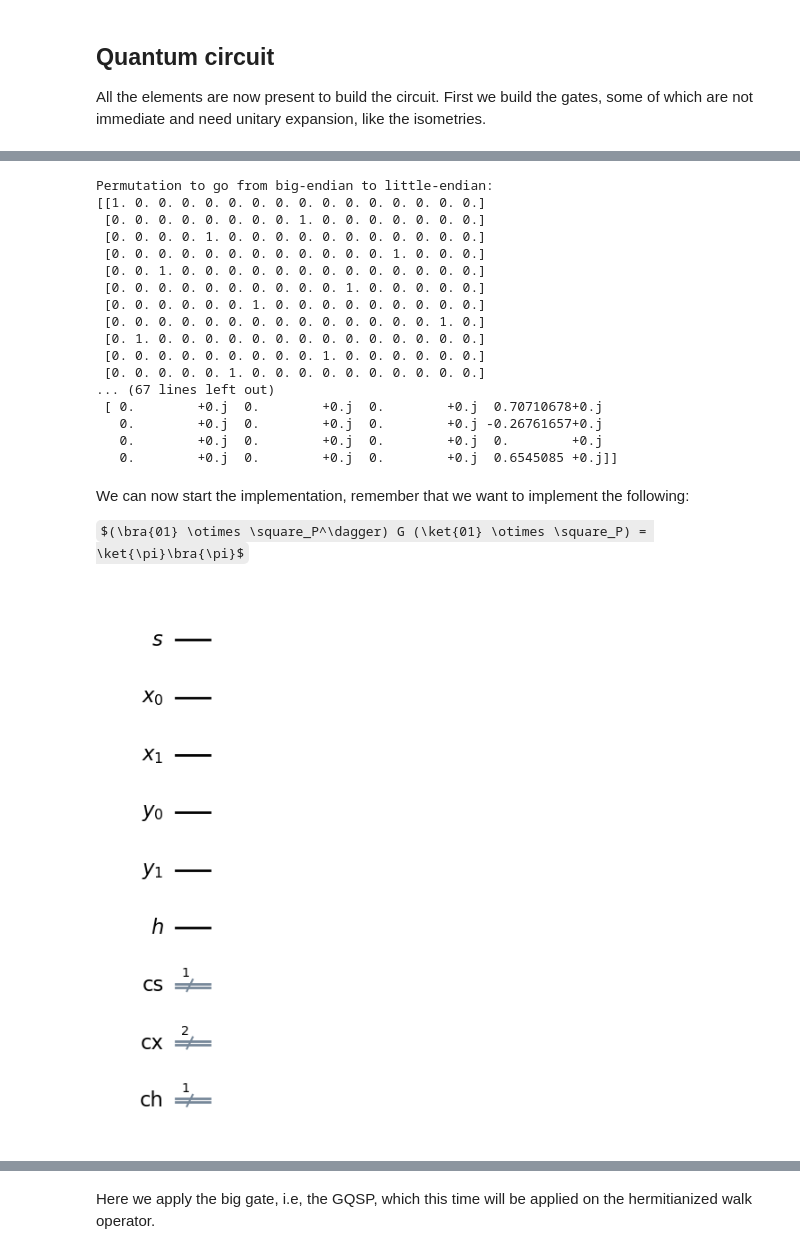
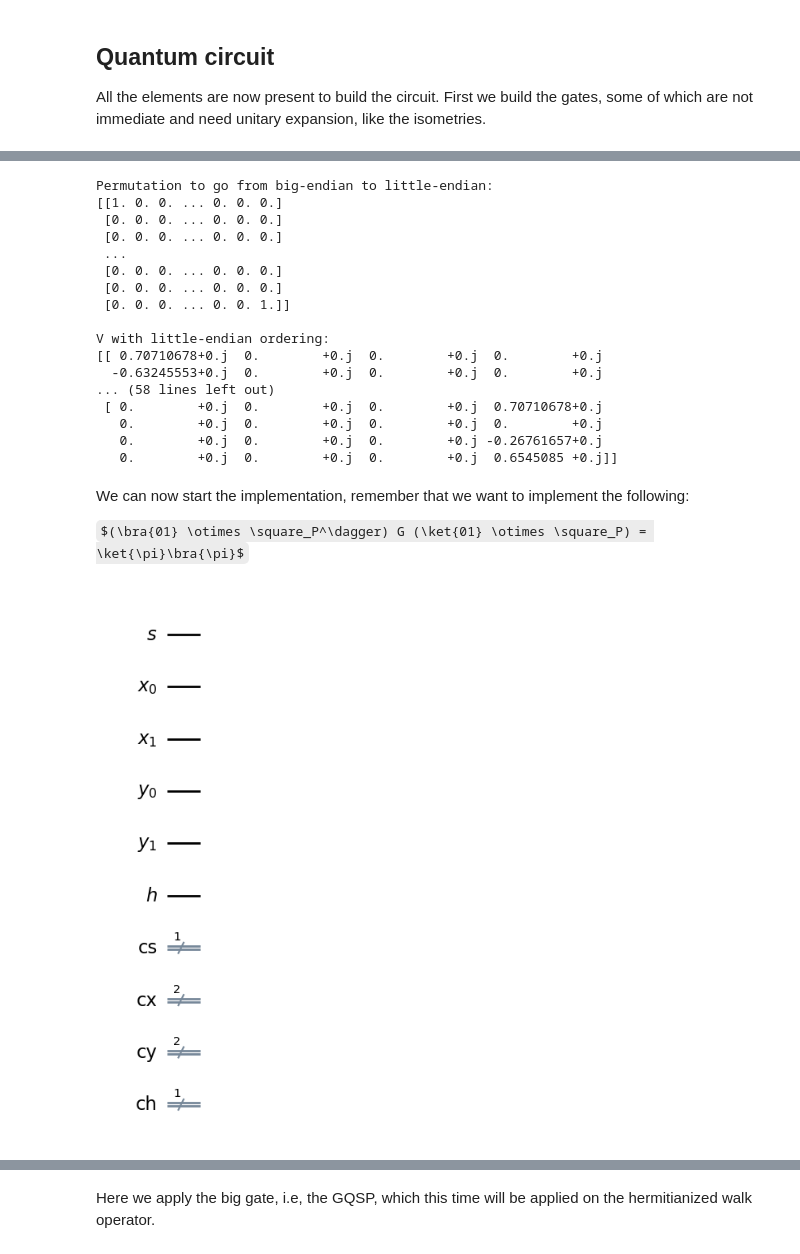
Before and after one commit to frafino/Quantum-Speedup-for-Nonreversible-Markov-Chains, a Jupyter notebook: non_reversible_toy_chain.ipynb, the cells around one changed output, grey strips where cells are left out. Drawn from its saved outputs; the diff is of its cells as text; code cells hidden in the pictures; some formulas as TeX source.

```diff
--- a/non_reversible_toy_chain.ipynb
+++ b/non_reversible_toy_chain.ipynb
@@ -386,45 +386,63 @@ Unitary extension of square:
 V correctly extends square.
 # %%
 # Ordering for qiskit
+def math_to_qiskit_permutation_xy(dim=4):
+    """
+    Math order:    |x>|y>, index dim*x + y
+    Qiskit order:  [qx0, qx1, qy0, qy1], index x + dim*y
+    """
+    N = dim * dim
+    Perm = np.zeros((N, N), dtype=complex)
 
-def math_to_qiskit_permutation(num_qubits):
+    for x_state in range(dim):
+        for y_state in range(dim):
+            math_index = dim * x_state + y_state
+            qiskit_index = x_state + dim * y_state
+            Perm[qiskit_index, math_index] = 1.0
+
+    return Perm
+
+
+def math_to_qiskit_permutation_hxy(dim=4):
     """
-    Creates a permutation matrix to swap between standard Math (Big-Endian)
-    and Qiskit (Little-Endian) qubit ordering.
+    Math order:    |h>|x>|y>, index h*dim*dim + dim*x + y
+    Qiskit order:  [qx0, qx1, qy0, qy1, qh], index x + dim*y + dim*dim*h
     """
-    size = 2 ** num_qubits
-    perm = np.zeros((size, size), dtype=complex)
+    N = 2 * dim * dim
+    Perm = np.zeros((N, N), dtype=complex)
 
-    for i in range(size):
-        # Convert index to binary, reverse the bits, and convert back to integer
-        rev_i = int(f"{i:0{num_qubits}b}"[::-1], 2)
-        perm[i, rev_i] = 1.0
+    for h_state in range(2):
+        for x_state in range(dim):
+            for y_state in range(dim):
+                math_index = h_state * dim * dim + dim * x_state + y_state
+                qiskit_index = x_state + dim * y_state + dim * dim * h_state
+                Perm[qiskit_index, math_index] = 1.0
 
-    return perm
+    return Perm
 
-perm = math_to_qiskit_permutation(4)
+perm_xy = math_to_qiskit_permutation_xy()
 print(f"Permutation to go from big-endian to little-endian:\n{perm.real}")
-V_qiskit = perm @ V @ perm.conj().T
+V_qiskit = perm_xy @ V @ perm_xy.conj().T
 
 assert np.allclose(V_qiskit.conj().T @ V_qiskit, np.eye(16)), "V is not unitary."
 print(f"\nV with little-endian ordering:\n{V_qiskit}")
 # %% [output]
 Permutation to go from big-endian to little-endian:
-[[1. 0. 0. 0. 0. 0. 0. 0. 0. 0. 0. 0. 0. 0. 0. 0.]
- [0. 0. 0. 0. 0. 0. 0. 0. 1. 0. 0. 0. 0. 0. 0. 0.]
- [0. 0. 0. 0. 1. 0. 0. 0. 0. 0. 0. 0. 0. 0. 0. 0.]
- [0. 0. 0. 0. 0. 0. 0. 0. 0. 0. 0. 0. 1. 0. 0. 0.]
- [0. 0. 1. 0. 0. 0. 0. 0. 0. 0. 0. 0. 0. 0. 0. 0.]
- [0. 0. 0. 0. 0. 0. 0. 0. 0. 0. 1. 0. 0. 0. 0. 0.]
- [0. 0. 0. 0. 0. 0. 1. 0. 0. 0. 0. 0. 0. 0. 0. 0.]
- [0. 0. 0. 0. 0. 0. 0. 0. 0. 0. 0. 0. 0. 0. 1. 0.]
- [0. 1. 0. 0. 0. 0. 0. 0. 0. 0. 0. 0. 0. 0. 0. 0.]
- [0. 0. 0. 0. 0. 0. 0. 0. 0. 1. 0. 0. 0. 0. 0. 0.]
- [0. 0. 0. 0. 0. 1. 0. 0. 0. 0. 0. 0. 0. 0. 0. 0.]
-... (67 lines left out)
+[[1. 0. 0. ... 0. 0. 0.]
+ [0. 0. 0. ... 0. 0. 0.]
+ [0. 0. 0. ... 0. 0. 0.]
+ ...
+ [0. 0. 0. ... 0. 0. 0.]
+ [0. 0. 0. ... 0. 0. 0.]
+ [0. 0. 0. ... 0. 0. 1.]]
+
+V with little-endian ordering:
+[[ 0.70710678+0.j  0.        +0.j  0.        +0.j  0.        +0.j
+  -0.63245553+0.j  0.        +0.j  0.        +0.j  0.        +0.j
+... (58 lines left out)
  [ 0.        +0.j  0.        +0.j  0.        +0.j  0.70710678+0.j
+   0.        +0.j  0.        +0.j  0.        +0.j  0.        +0.j
    0.        +0.j  0.        +0.j  0.        +0.j -0.26761657+0.j
-   0.        +0.j  0.        +0.j  0.        +0.j  0.        +0.j
    0.        +0.j  0.        +0.j  0.        +0.j  0.6545085 +0.j]]
 # %% [markdown]
 We can now start the implementation, remember that we want to implement the following:
@@ -433,22 +451,23 @@ $(\bra{01} \otimes \square_P^\dagger) G (\ket{01} \otimes \square_P) = \ket{\pi}
 # %%
 # Quantum registers
 
 qs = QuantumRegister(1, "s") # Ancillary qubit for GQSP
 qx = QuantumRegister(2, "x") # Register for the markov chain state
 qy = QuantumRegister(2, "y") # Register for the markov chain target state
 qh = QuantumRegister(1, "h") # New hermitianization qubit
 
 # Classical registers
 
 cs = ClassicalRegister(1, "cs")
 cx = ClassicalRegister(2, "cx")
+cy = ClassicalRegister(2, "cy")
 ch = ClassicalRegister(1, "ch")
 
-qc = QuantumCircuit(qs, qx, qy, qh, cs, cx, ch)
+qc = QuantumCircuit(qs, qx, qy, qh, cs, cx, cy, ch)
 
 qc.draw("mpl")
 # %% [output]
-[figure, old version]
+[figure, new version]
 # %%
 # Initialization
 
```
Also changed, not shown: parts of 8 cells of this notebook.
